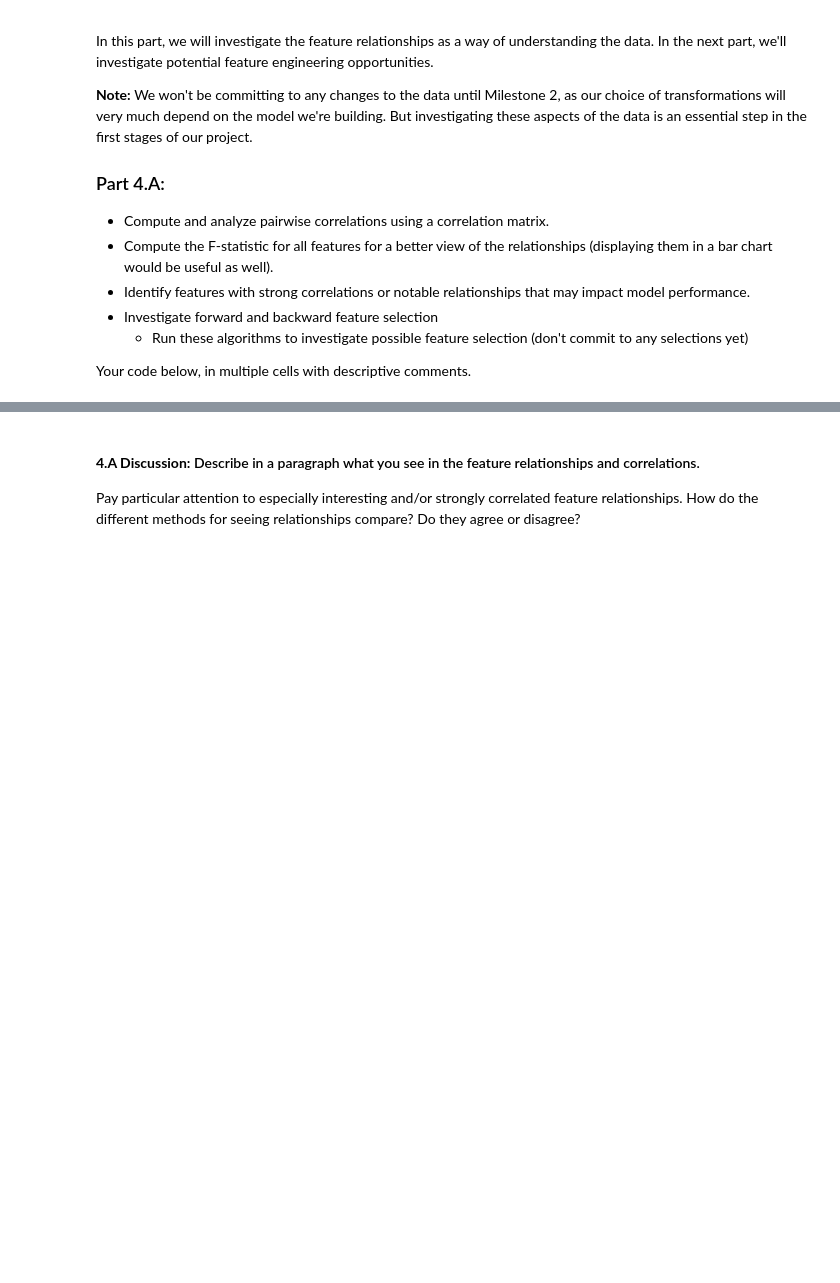
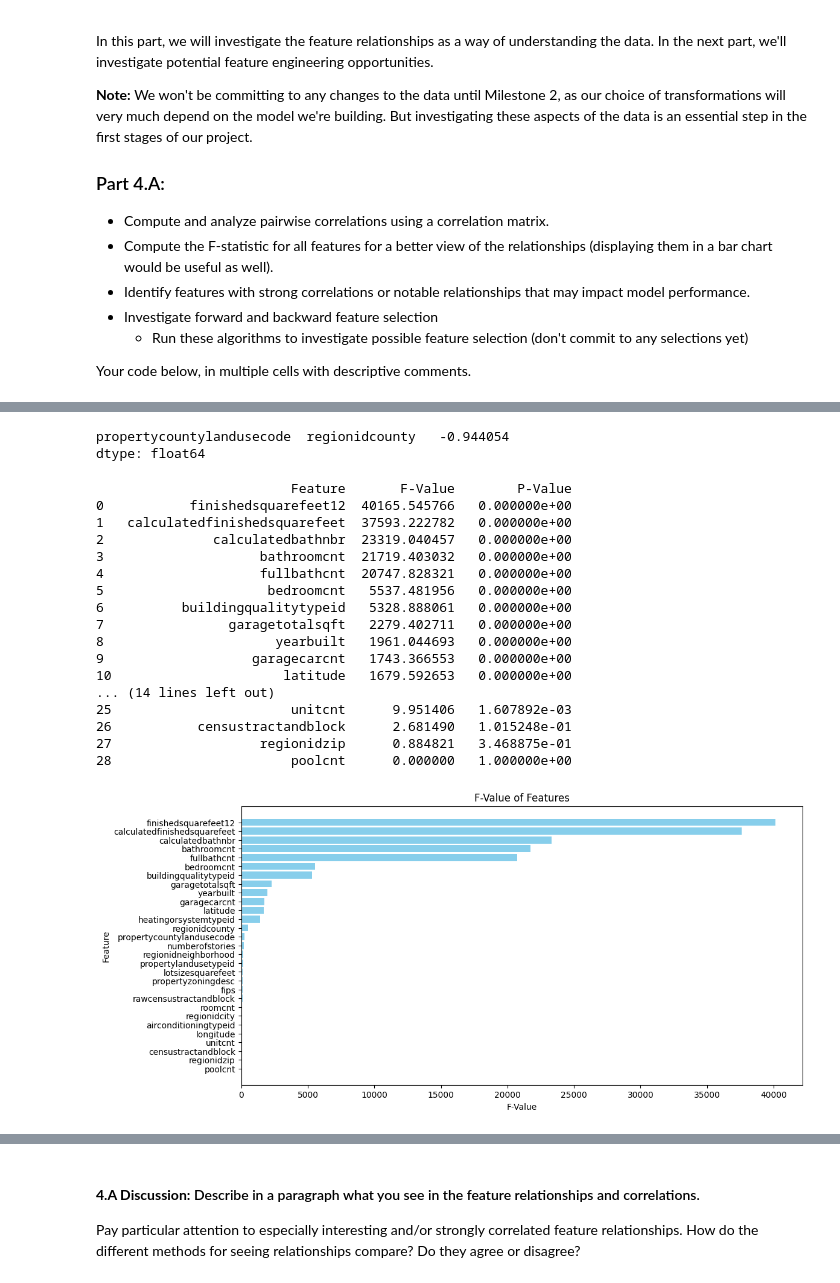
Before and after one commit to DaveD-BU/DS_603_Team_17, a Jupyter notebook: Milestone_01.ipynb, the cells around one changed output, grey strips where cells are left out. Saved outputs shown, nothing was run; the diff lists cells and outputs as text; code cells hidden in the pictures; blank space fills up the shorter version.

```diff
--- a/Milestone_01.ipynb
+++ b/Milestone_01.ipynb
@@ -495,0 +528,46 @@ Your code below, in multiple cells with descriptive comments.
+# %%
+correlation_matrix[
+    (correlation_matrix >= -1) & (correlation_matrix < -0.70)
+].stack().sort_values(ascending=False).drop_duplicates()
+# %% [output]
+propertycountylandusecode  regionidcounty   -0.944054
+dtype: float64
+# %%
+# Compute the F-statistic for all features for a better view of the relationships (displaying them in a bar chart would be useful as well).
+X = df_4.drop(columns=['taxvaluedollarcnt'])
+y = df_4['taxvaluedollarcnt']
+
+f_values, p_values = f_regression(X, y)
+
+# Create a DataFrame to display the F-statistic and p-values for each feature.
+f_test_results = pd.DataFrame({'Feature': X.columns, 'F-Value': f_values, 'P-Value': p_values})
+f_test_results = f_test_results.sort_values(by='F-Value', ascending=False).reset_index(drop=True)
+print(f_test_results)
+
+# Plot the F-statistic values for each feature.
+plt.figure(figsize=(12, 6))
+plt.barh(f_test_results['Feature'], f_test_results['F-Value'], color='skyblue')
+plt.xlabel('F-Value')
+plt.ylabel('Feature')
+plt.title('F-Value of Features')
+plt.gca().invert_yaxis()  # Invert the y-axis to show the highest values on top
+plt.show()
+# %% [output]
+                         Feature       F-Value        P-Value
+0           finishedsquarefeet12  40165.545766   0.000000e+00
+1   calculatedfinishedsquarefeet  37593.222782   0.000000e+00
+2              calculatedbathnbr  23319.040457   0.000000e+00
+3                    bathroomcnt  21719.403032   0.000000e+00
+4                    fullbathcnt  20747.828321   0.000000e+00
+5                     bedroomcnt   5537.481956   0.000000e+00
+6          buildingqualitytypeid   5328.888061   0.000000e+00
+7                garagetotalsqft   2279.402711   0.000000e+00
+8                      yearbuilt   1961.044693   0.000000e+00
+9                   garagecarcnt   1743.366553   0.000000e+00
+10                      latitude   1679.592653   0.000000e+00
+... (14 lines left out)
+25                       unitcnt      9.951406   1.607892e-03
+26           censustractandblock      2.681490   1.015248e-01
+27                   regionidzip      0.884821   3.468875e-01
+28                       poolcnt      0.000000   1.000000e+00
+[figure, added]
```
Also changed, not shown: parts of 19 cells of this notebook, 3 other files.
